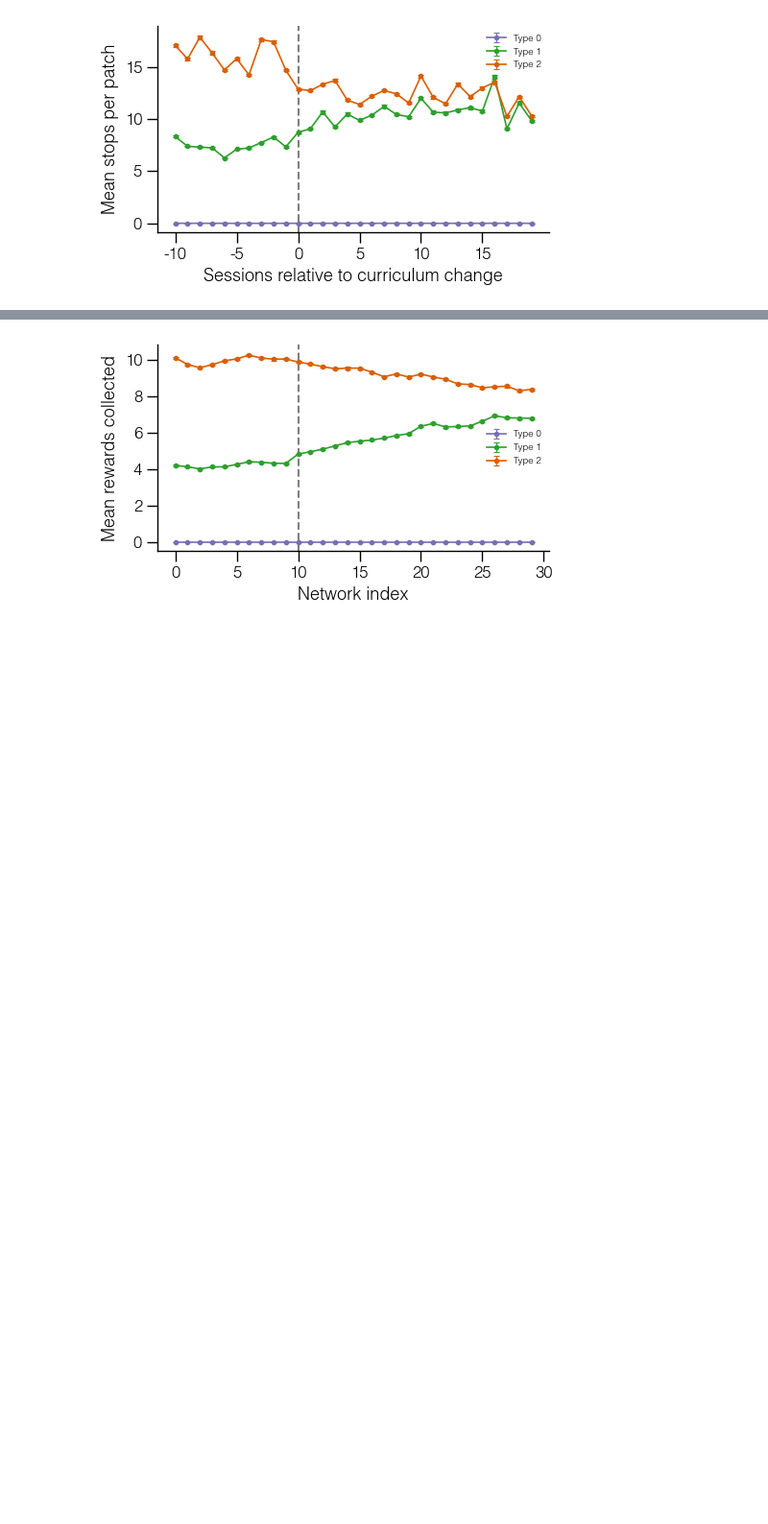
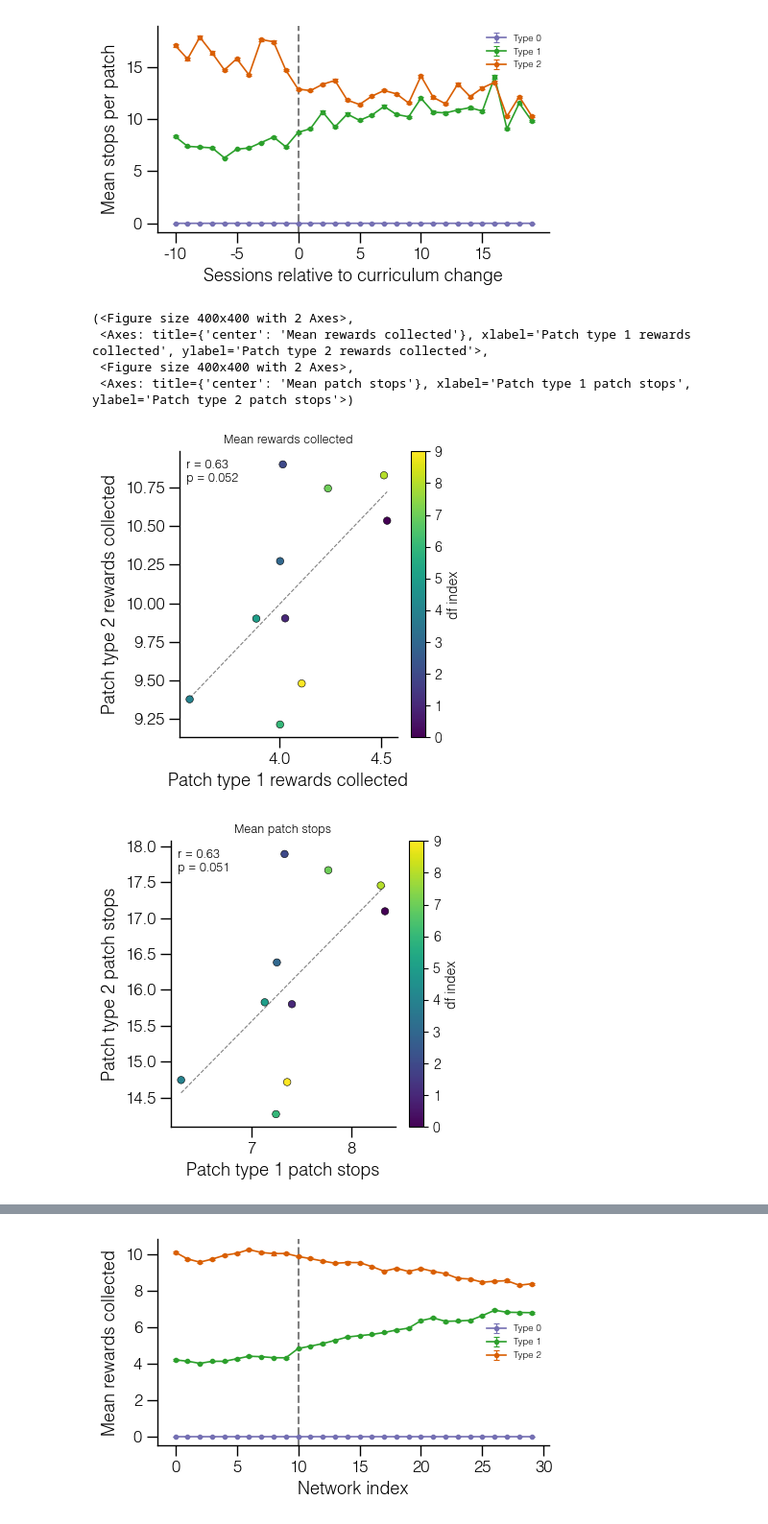
Before and after one commit to davidgbe/favorably_connected, a Jupyter notebook: code/notebooks/bulk_runs_jax/behavioral_gru_offset_curriculum_v2.ipynb, the cells around one changed output, grey strips where cells are left out. Shown at 96% size. Cells and saved outputs as stored; diff of their text form; code cells hidden in the pictures; blank space fills up the shorter version.

```diff
--- a/code/notebooks/bulk_runs_jax/behavioral_gru_offset_curriculum_v2.ipynb
+++ b/code/notebooks/bulk_runs_jax/behavioral_gru_offset_curriculum_v2.ipynb
@@ -284,3 +315,13 @@ plt.close(fig3)
 [figure]
 [figure]
 [figure]
+# %%
+plot_patch_type_scatter_across_dfs(dfs[:10])
+plot_patch_type_scatter_across_dfs(dfs_high_becomes_low[:10])
+# %% [output]
+(<Figure size 400x400 with 2 Axes>,
+ <Axes: title={'center': 'Mean rewards collected'}, xlabel='Patch type 1 rewards collected', ylabel='Patch type 2 rewards collected'>,
+ <Figure size 400x400 with 2 Axes>,
+ <Axes: title={'center': 'Mean patch stops'}, xlabel='Patch type 1 patch stops', ylabel='Patch type 2 patch stops'>)
+[figure, added]
+[figure, added]
```
Also changed, not shown: parts of 7 cells of this notebook, 26 other files.
